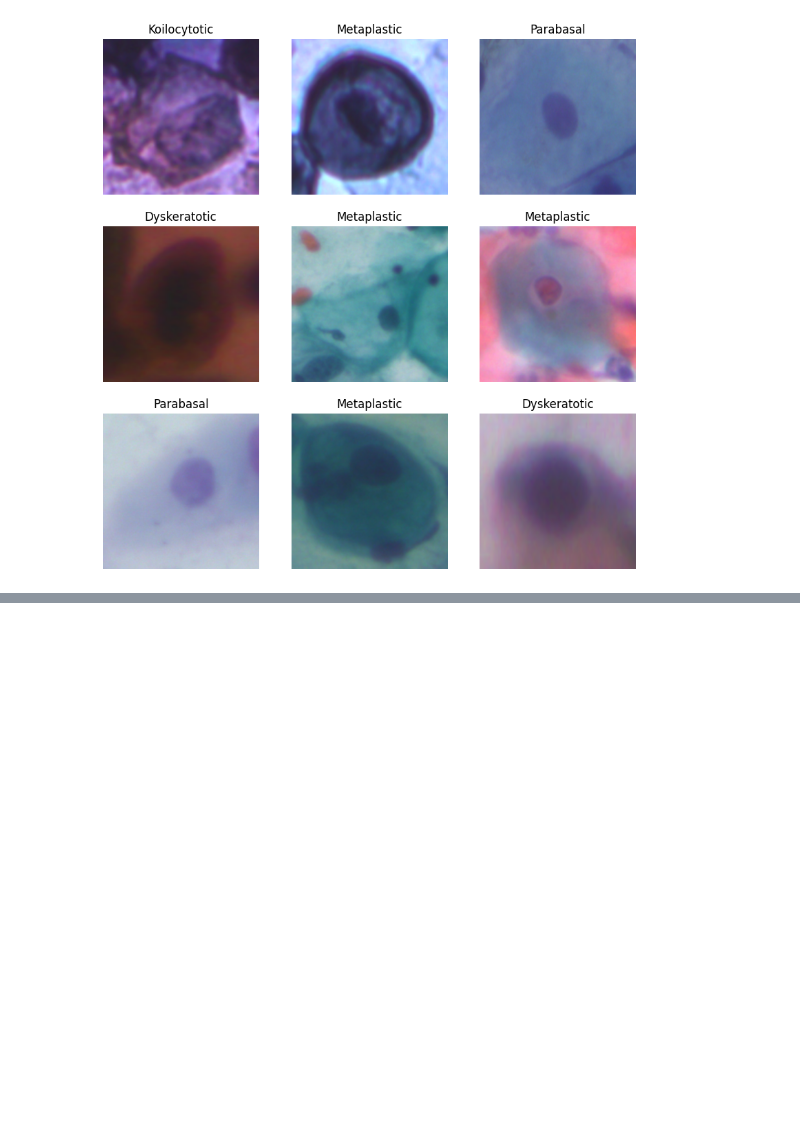
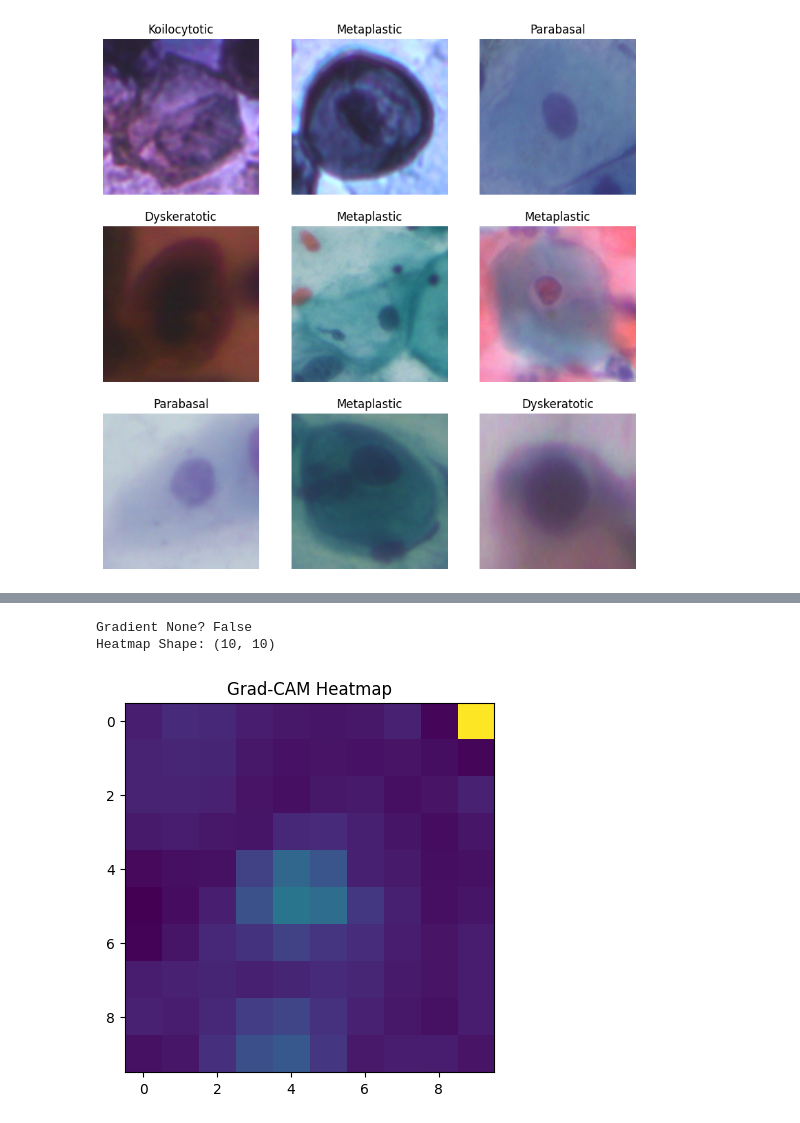
Before and after one commit to Anushka157-cha/Pipeline1, a Jupyter notebook: Untitled8.ipynb, the cells around one changed output, grey strips where cells are left out. Saved outputs shown, nothing was run; the diff lists cells and outputs as text; code cells hidden in the pictures; blank space fills up the shorter version.

```diff
--- a/Untitled8.ipynb
+++ b/Untitled8.ipynb
@@ -330,0 +577,5 @@ Done
+# %%
+preds = model.predict(img_array)
+
+print(preds)
+print("Predicted Class:", np.argmax(preds[0]))
@@ -330,0 +662,64 @@ Done
+# %%
+import tensorflow as tf
+import numpy as np
+import cv2
+import matplotlib.pyplot as plt
+
+# -------- Feature maps --------
+feature_extractor = tf.keras.Model(
+    inputs=base_model.input,
+    outputs=base_model.output
+)
+
+# -------- Classifier Head --------
+classifier_input = tf.keras.Input(shape=(10,10,1536))
+
+x = model.layers[3](classifier_input)   # GAP
+x = model.layers[4](x)                  # Dropout
+classifier_output = model.layers[5](x)  # Dense
+
+classifier = tf.keras.Model(
+    classifier_input,
+    classifier_output
+)
+
+with tf.GradientTape() as tape:
+
+    conv_outputs = feature_extractor(img_array)
+
+    tape.watch(conv_outputs)
+
+    preds = classifier(conv_outputs, training=False)
+
+    pred_index = tf.argmax(preds[0])
+
+    class_score = preds[:, pred_index]
+
+grads = tape.gradient(class_score, conv_outputs)
+
+print("Gradient None?", grads is None)
+
+pooled_grads = tf.reduce_mean(
+    grads,
+    axis=(0,1,2)
+)
+
+conv_outputs = conv_outputs[0]
+
+heatmap = tf.reduce_sum(
+    conv_outputs * pooled_grads,
+    axis=-1
+)
+
+heatmap = tf.maximum(heatmap, 0)
+
+heatmap /= (
+    tf.reduce_max(heatmap) + 1e-8
+)
+
+heatmap = heatmap.numpy()
+
+print("Heatmap Shape:", heatmap.shape)
+# %% [output]
+Gradient None? False
+Heatmap Shape: (10, 10)
@@ -330,0 +728,6 @@ Done
+# %%
+plt.imshow(heatmap)
+plt.title("Grad-CAM Heatmap")
+plt.show()
+# %% [output]
+[figure, added]
```
Also changed, not shown: parts of 60 cells of this notebook.
